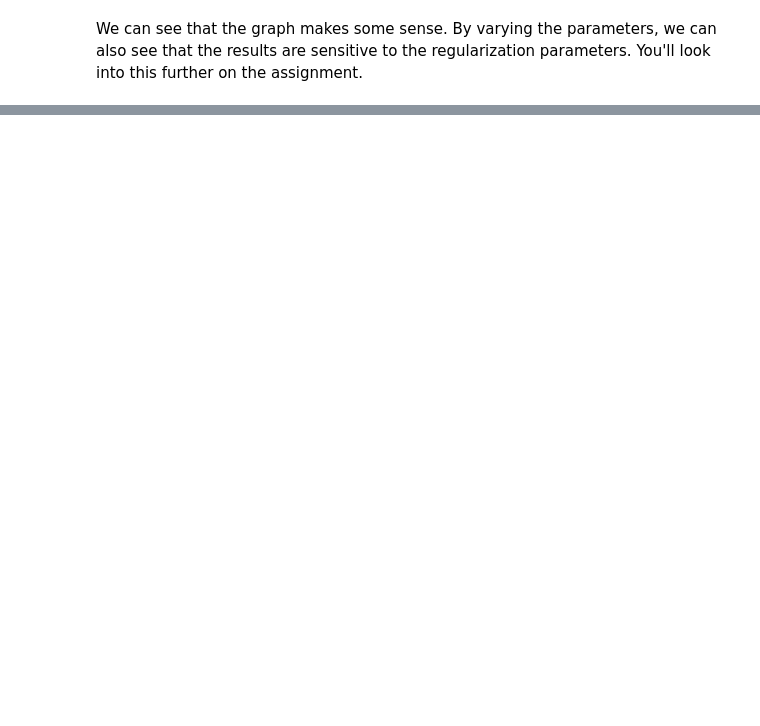
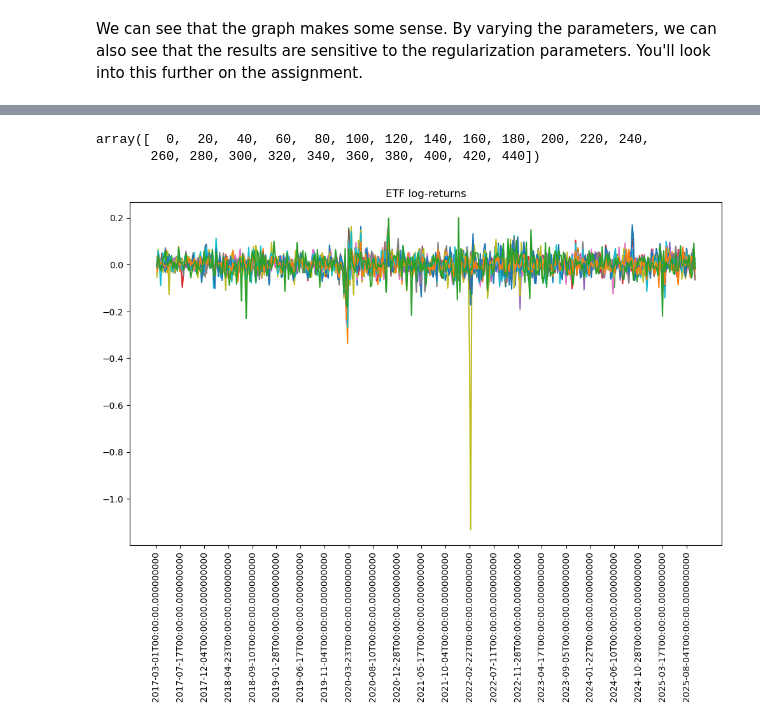
Before and after one commit to Andrea-ZW/SDS665, a Jupyter notebook: demos/graphs/glasso_demo.ipynb, the cells around one changed output, grey strips where cells are left out. Drawn from its saved outputs; the diff is of its cells as text; code cells hidden in the pictures; blank space fills up the shorter version.

```diff
--- a/demos/graphs/glasso_demo.ipynb
+++ b/demos/graphs/glasso_demo.ipynb
@@ -215,0 +220,3 @@ We can see that the graph makes some sense. By varying the parameters, we can al
+# %%
+dflogreturn = np.log1p(df.pct_change()).iloc[1:]
+dflogreturn
@@ -215,0 +238,14 @@ We can see that the graph makes some sense. By varying the parameters, we can al
+# %%
+np.array(dates)[np.arange(0, len(dates), 20)]
+np.arange(0, len(dates), 20)
+# %% [output]
+array([  0,  20,  40,  60,  80, 100, 120, 140, 160, 180, 200, 220, 240,
+       260, 280, 300, 320, 340, 360, 380, 400, 420, 440])
+# %%
+plt.figure(figsize=(12, 7))
+plt.plot(dflogreturn)
+plt.xlabel('')
+plt.xticks(ticks = dates[np.arange(0, len(dates), 20)], labels=np.array(dates)[np.arange(0, len(dates), 20)], rotation=90)
+_ = plt.title('ETF log-returns')
+# %% [output]
+[figure, added]
```
Also changed, not shown: parts of 19 cells of this notebook, 1 other file.
